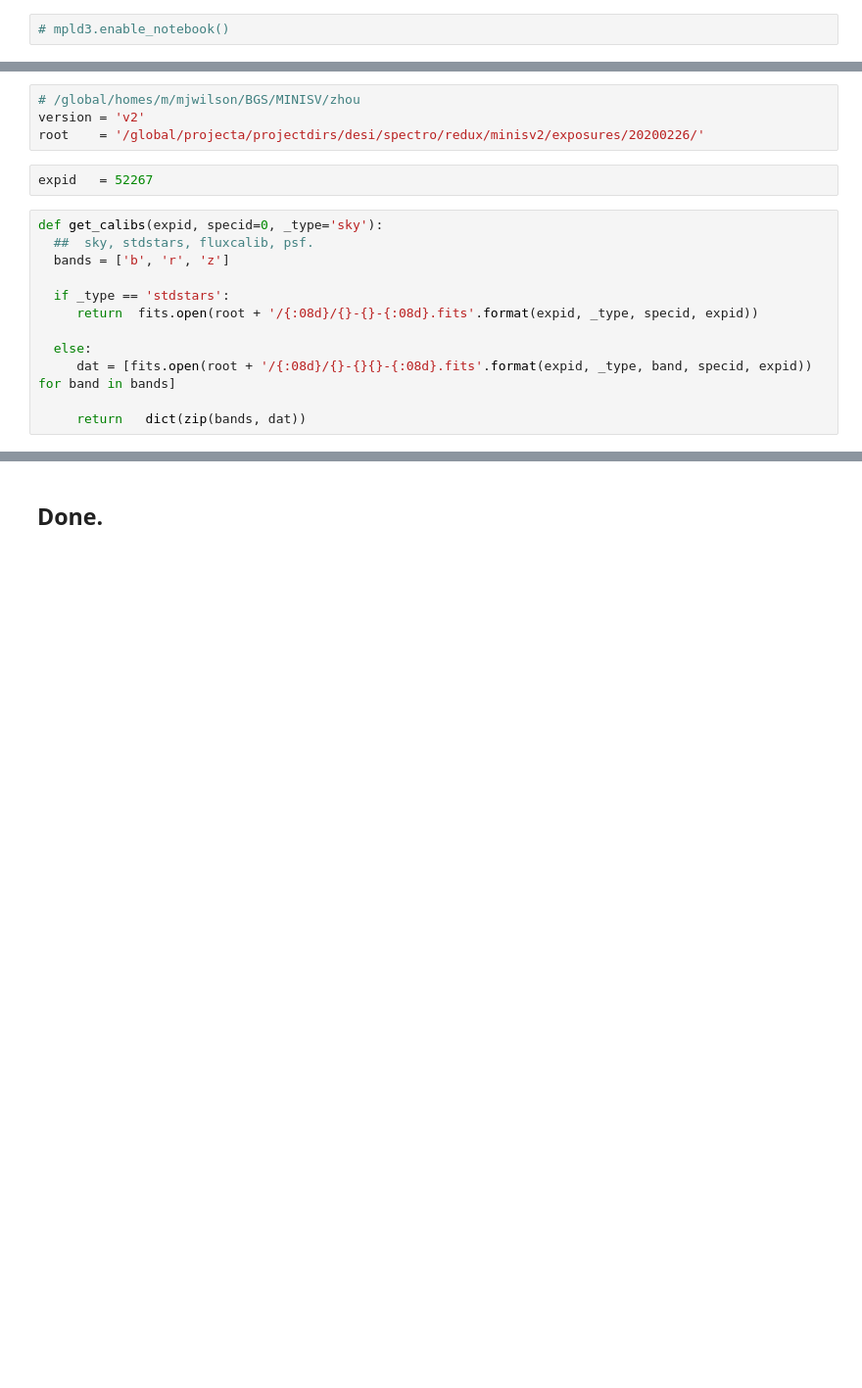
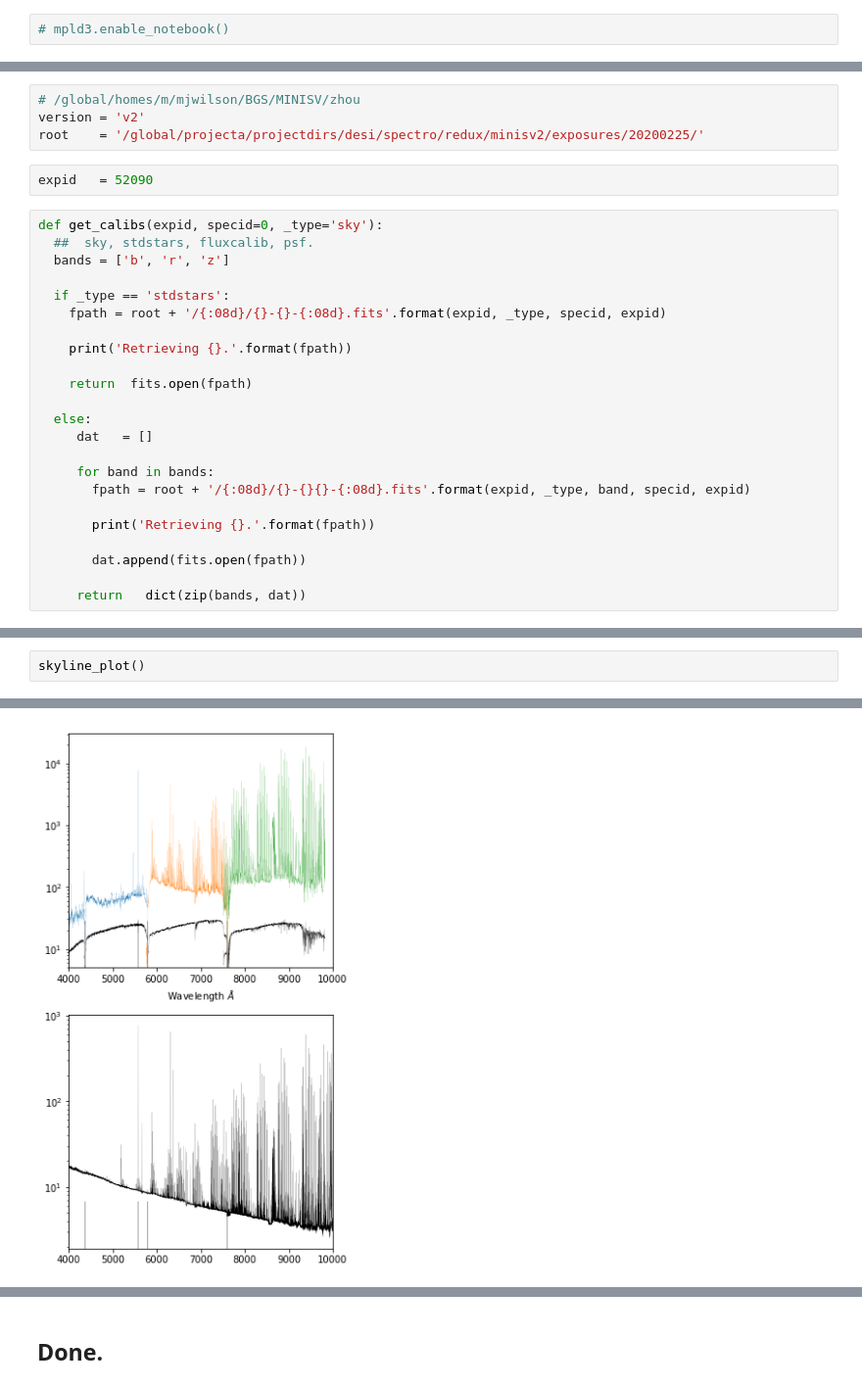
Before and after one commit to SgmAstro/MINISV, a Jupyter notebook: calibs.ipynb, the cells around one changed output, grey strips where cells are left out. Shown at 98% size. Drawn from its saved outputs; the diff is of its cells as text; blank space fills up the shorter version.

```diff
--- a/calibs.ipynb
+++ b/calibs.ipynb
@@ -93,19 +77,30 @@ https://desi.lbl.gov/trac/wiki/TargetSelectionWG/miniSV2
 # %%
 # /global/homes/m/mjwilson/BGS/MINISV/zhou
 version = 'v2'
-root    = '/global/projecta/projectdirs/desi/spectro/redux/minisv2/exposures/20200226/'
+root    = '/global/projecta/projectdirs/desi/spectro/redux/minisv2/exposures/20200225/'
 # %%
-expid   = 52267
+expid   = 52090
 # %%
 def get_calibs(expid, specid=0, _type='sky'):
   ##  sky, stdstars, fluxcalib, psf.
   bands = ['b', 'r', 'z']
 
   if _type == 'stdstars':
-     return  fits.open(root + '/{:08d}/{}-{}-{:08d}.fits'.format(expid, _type, specid, expid))
+    fpath = root + '/{:08d}/{}-{}-{:08d}.fits'.format(expid, _type, specid, expid)
+
+    print('Retrieving {}.'.format(fpath))
+
+    return  fits.open(fpath)
 
   else:
-     dat = [fits.open(root + '/{:08d}/{}-{}{}-{:08d}.fits'.format(expid, _type, band, specid, expid)) for band in bands]
+     dat   = []
+
+     for band in bands:
+       fpath = root + '/{:08d}/{}-{}{}-{:08d}.fits'.format(expid, _type, band, specid, expid)
+
+       print('Retrieving {}.'.format(fpath))
+
+       dat.append(fits.open(fpath))
 
      return   dict(zip(bands, dat))
 # %%
@@ -153,0 +166,3 @@ axes[-1].set_xlabel(r'Wavelength $\AA$')
+# %%
+skyline_plot()
+# %% [output]
@@ -153,0 +175 @@ axes[-1].set_xlabel(r'Wavelength $\AA$')
+[figure, added]
```
Also changed, not shown: parts of 19 cells of this notebook, 11 other files.
